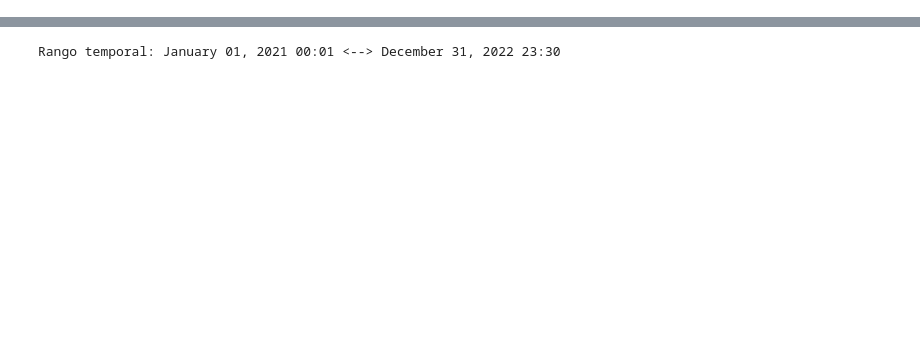
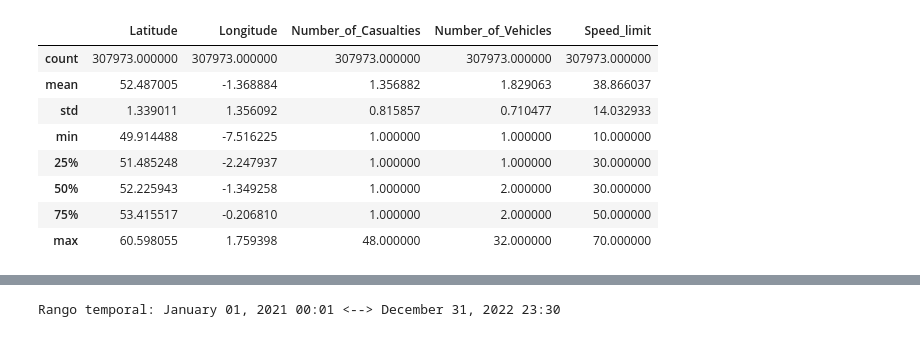
Before and after one commit to acabrerod/miar, a Jupyter notebook: 01_miar_python/01MIAR_ACT_Dataset.ipynb, the cells around one changed output, grey strips where cells are left out. Cells and saved outputs as stored; diff of their text form; code cells hidden in the pictures; blank space fills up the shorter version.

```diff
--- a/01_miar_python/01MIAR_ACT_Dataset.ipynb
+++ b/01_miar_python/01MIAR_ACT_Dataset.ipynb
@@ -155,0 +174,13 @@ En esta sección, ...
+# %%
+# Estadísticos descriptivos básicos de las variables numéricas (media, desviación típica, cuartiles y rango)
+display(accidents.describe())
+# %% [output]
+|  | Latitude | Longitude | Number_of_Casualties | Number_of_Vehicles | Speed_limit |
+| count | 307973.000000 | 307973.000000 | 307973.000000 | 307973.000000 | 307973.000000 |
+| mean | 52.487005 | -1.368884 | 1.356882 | 1.829063 | 38.866037 |
+| std | 1.339011 | 1.356092 | 0.815857 | 0.710477 | 14.032933 |
+| min | 49.914488 | -7.516225 | 1.000000 | 1.000000 | 10.000000 |
+| 25% | 51.485248 | -2.247937 | 1.000000 | 1.000000 | 30.000000 |
+| 50% | 52.225943 | -1.349258 | 1.000000 | 2.000000 | 30.000000 |
+| 75% | 53.415517 | -0.206810 | 1.000000 | 2.000000 | 50.000000 |
+| max | 60.598055 | 1.759398 | 48.000000 | 32.000000 | 70.000000 |
```
Also changed, not shown: parts of 36 cells of this notebook.
